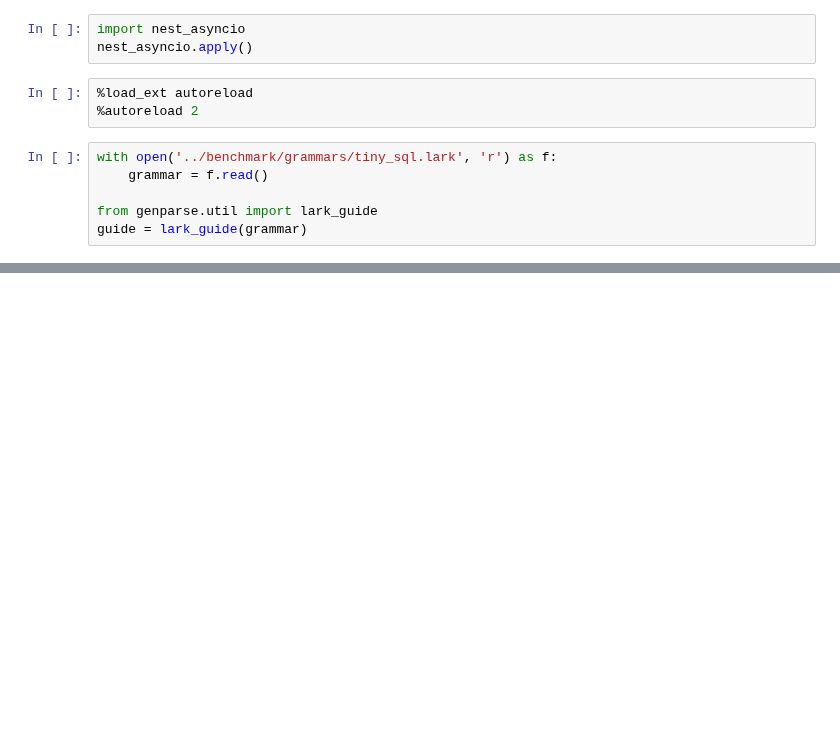
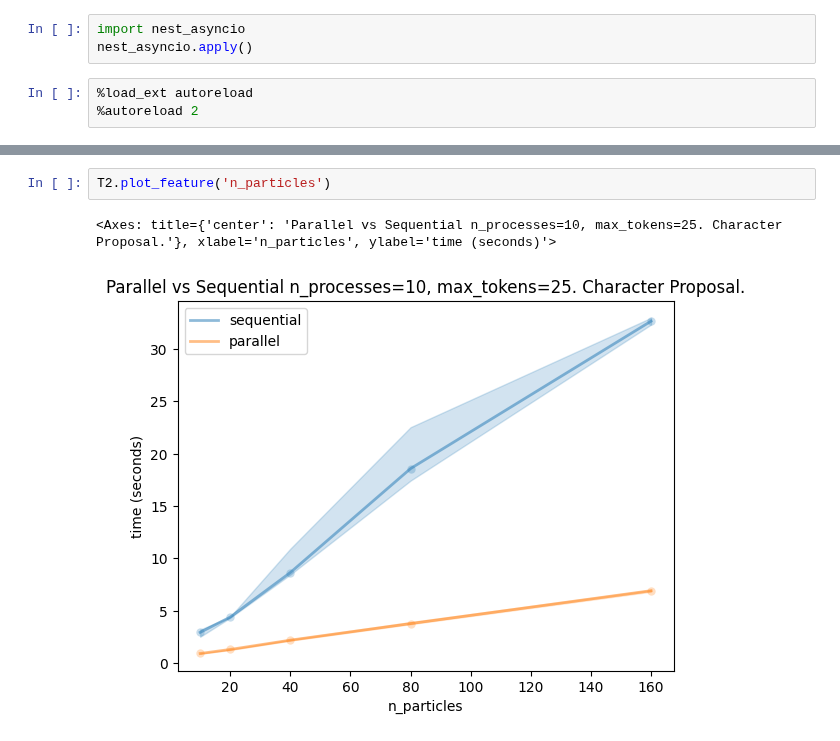
Before and after one commit to chi-collective/genparse, a Jupyter notebook: notes/parallel_benchmarking.ipynb, the cells around one changed output, grey strips where cells are left out. Drawn from its saved outputs; the diff is of its cells as text; blank space fills up the shorter version.

```diff
--- a/notes/parallel_benchmarking.ipynb
+++ b/notes/parallel_benchmarking.ipynb
@@ -4,9 +4,3 @@ nest_asyncio.apply()
 # %%
 %load_ext autoreload
 %autoreload 2
-# %%
-with open('../benchmark/grammars/tiny_sql.lark', 'r') as f:
-    grammar = f.read()
-
-from genparse.util import lark_guide
-guide = lark_guide(grammar)
@@ -73,0 +159,5 @@ T.plot_feature('n_particles')
+# %%
+T2.plot_feature('n_particles')
+# %% [output]
+<Axes: title={'center': 'Parallel vs Sequential n_processes=10, max_tokens=25. Character Proposal.'}, xlabel='n_particles', ylabel='time (seconds)'>
+[figure, added]
```
Also changed, not shown: parts of 20 cells of this notebook, 3 other files.
